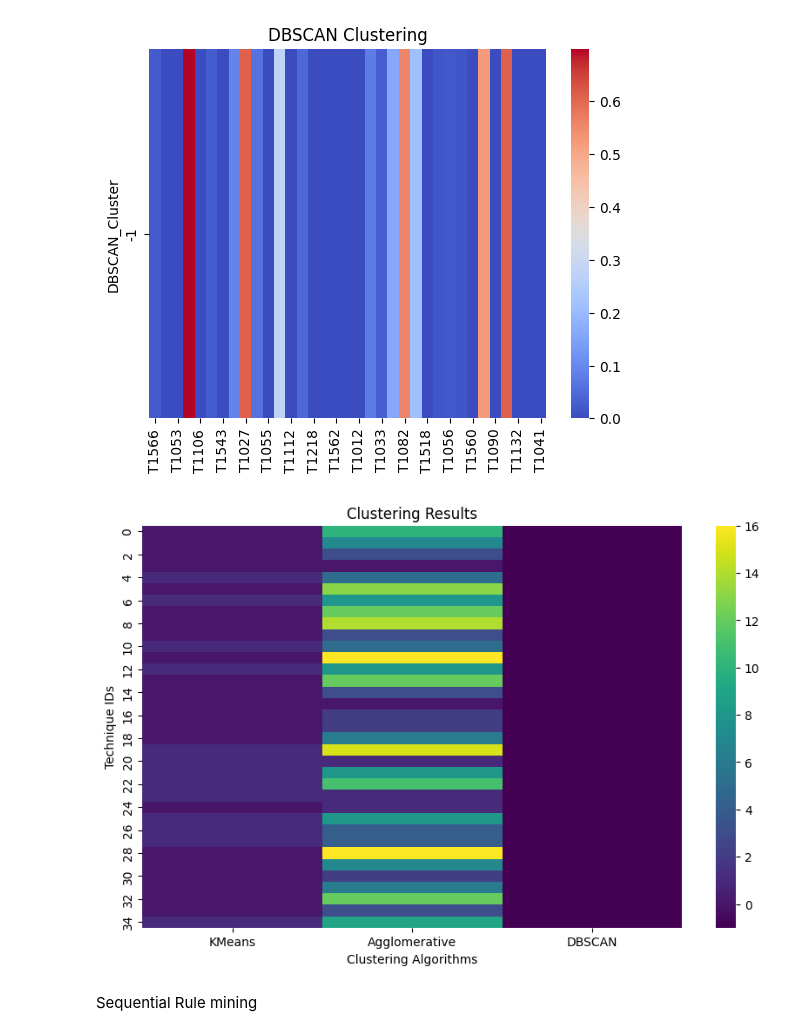
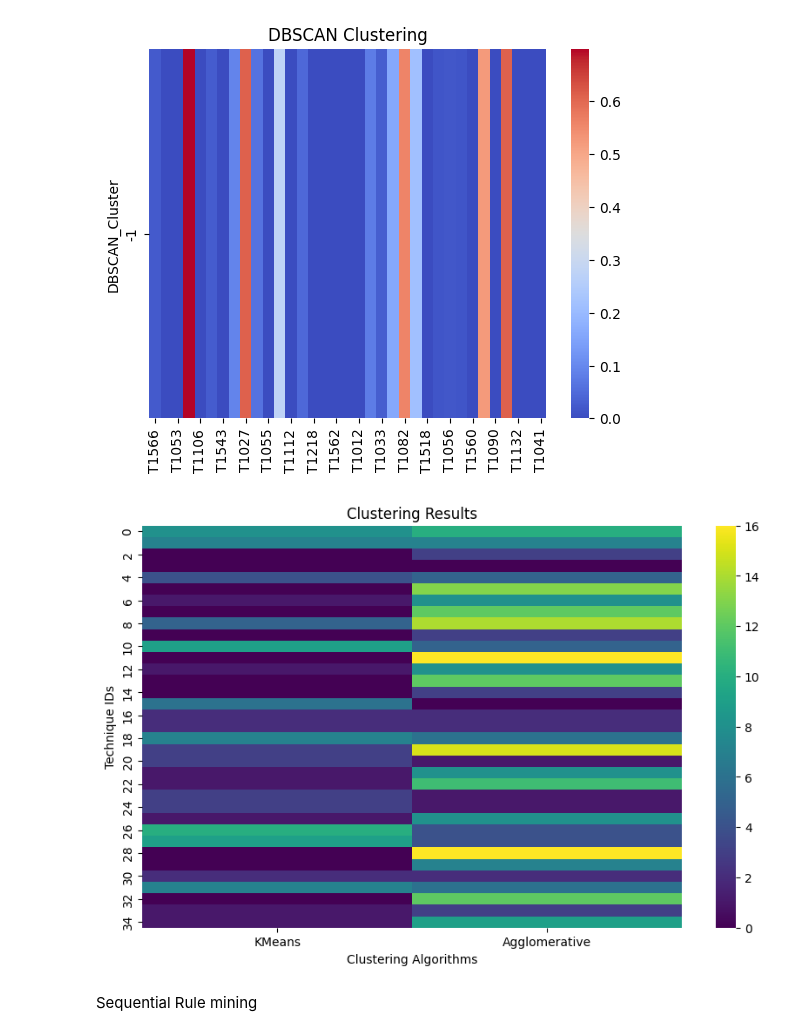
Before and after one commit to Manvi-Kaur/Exploring-Methods-of-Studying-Ransomware-Correlations, a Jupyter notebook: clustering_confidence.ipynb, the cells around one changed output. Drawn from its saved outputs; the diff is of its cells as text; code cells hidden in the pictures.

```diff
--- a/clustering_confidence.ipynb
+++ b/clustering_confidence.ipynb
@@ -88,5 +88,5 @@ plt.show()
 # %%
-kmeans = KMeans(n_clusters=2, random_state=42)  # You can choose the number of clusters
+kmeans = KMeans(n_clusters=11, random_state=42)  # You can choose the number of clusters
 kmeans.fit(df)
 df['KMeans_Cluster'] = kmeans.labels_
 
@@ -402,18 +442,18 @@ df = df.drop(columns='DBSCAN_Cluster')
 # %%
 # Create a DataFrame with the clustering labels
 clustered_df = pd.DataFrame({'KMeans': kmeans.labels_,
-                             'Agglomerative': agg_labels,
-                             'DBSCAN': dbscan_labels})
+                             'Agglomerative': agg_labels})
+                             #'DBSCAN': dbscan_labels})
 
 # Plot the clustered DataFrame as a heatmap
 plt.figure(figsize=(10, 6))
 sns.heatmap(clustered_df, cmap='viridis')
 plt.title('Clustering Results')
 plt.xlabel('Clustering Algorithms')
 plt.ylabel('Technique IDs')
 plt.show()
 # %% [output]
-[figure, old version]
+[figure, new version]
 # %% [markdown]
 Sequential Rule mining
 # %%
```
Also changed, not shown: parts of 7 cells of this notebook, 5 other files.
